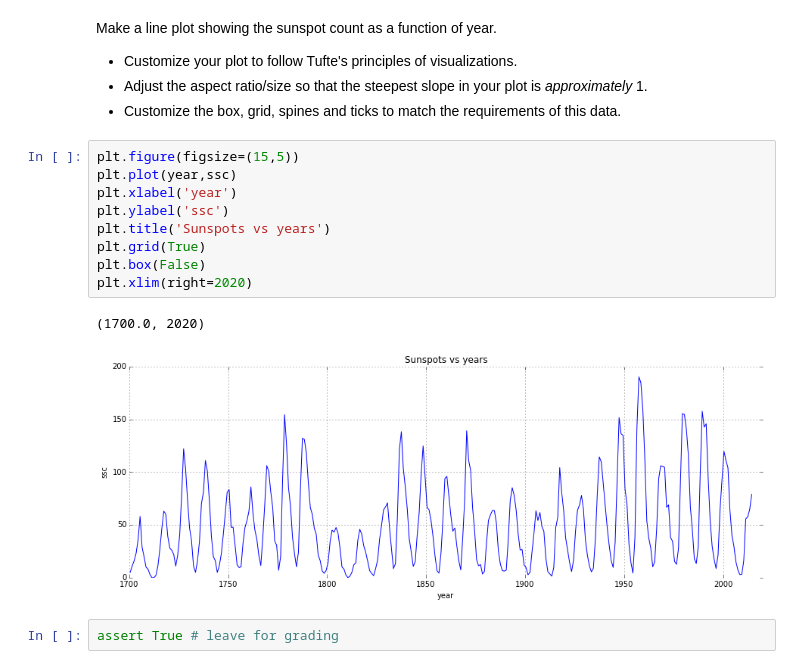
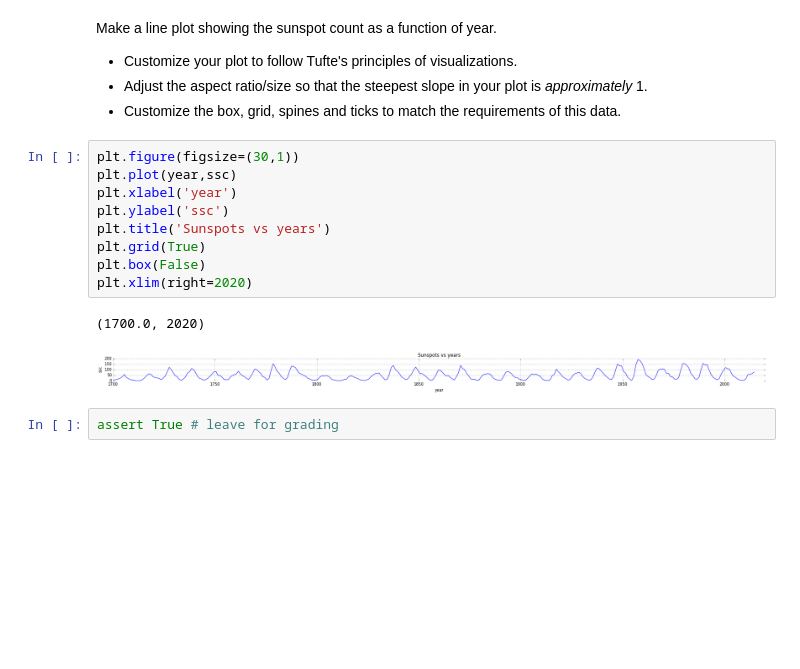
Before and after one commit to phungkh/phys202-2015-work, a Jupyter notebook: assignments/assignment04/MatplotlibEx01.ipynb, the cells around one changed output. Drawn from its saved outputs; the diff is of its cells as text; blank space fills up the shorter version.

```diff
--- a/assignments/assignment04/MatplotlibEx01.ipynb
+++ b/assignments/assignment04/MatplotlibEx01.ipynb
@@ -33,17 +33,17 @@ Make a line plot showing the sunspot count as a function of year.
 * Adjust the aspect ratio/size so that the steepest slope in your plot is *approximately* 1.
 * Customize the box, grid, spines and ticks to match the requirements of this data.
 # %%
-plt.figure(figsize=(15,5))
+plt.figure(figsize=(30,1))
 plt.plot(year,ssc)
 plt.xlabel('year')
 plt.ylabel('ssc')
 plt.title('Sunspots vs years')
 plt.grid(True)
 plt.box(False)
 plt.xlim(right=2020)
 # %% [output]
 (1700.0, 2020)
-[figure, old version]
+[figure, new version]
 # %%
 assert True # leave for grading
 # %% [markdown]
```
Also changed, not shown: 1 other file.
